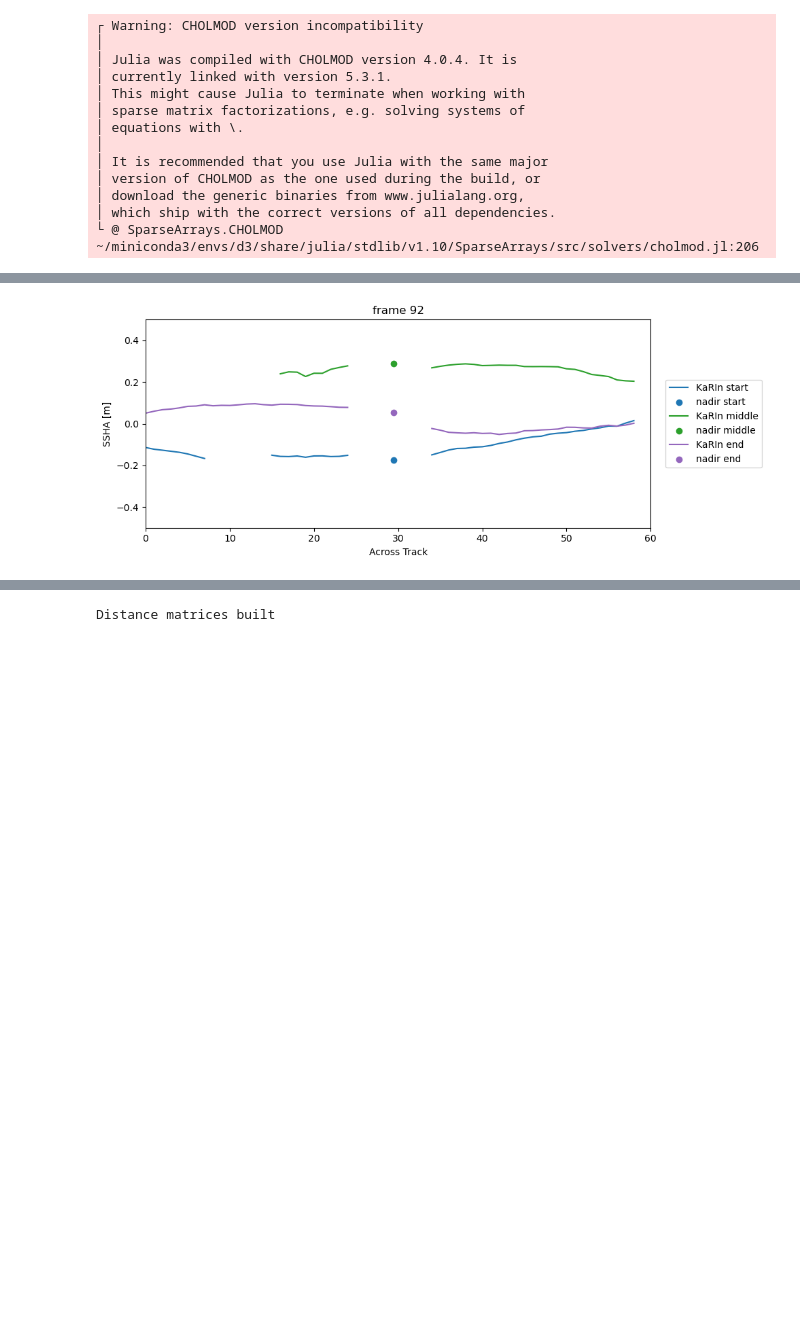
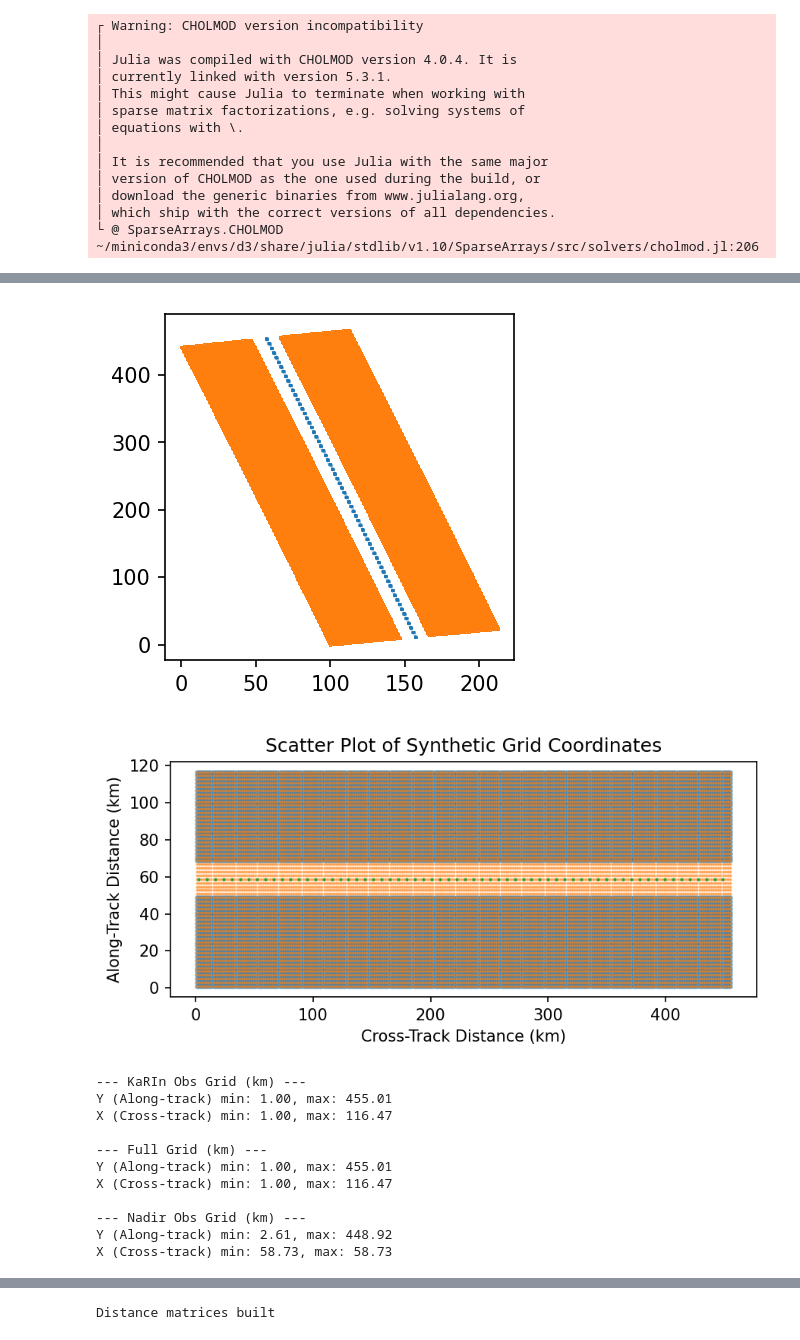
Before and after one commit to jwskinner/SWOT-balanced-extraction, a Jupyter notebook: Balanced_Extraction_SWOT_data.ipynb, the cells around one changed output, grey strips where cells are left out. Saved outputs shown, nothing was run; the diff lists cells and outputs as text; code cells hidden in the pictures; blank space fills up the shorter version.

```diff
--- a/Balanced_Extraction_SWOT_data.ipynb
+++ b/Balanced_Extraction_SWOT_data.ipynb
@@ -97,33 +98,36 @@ Computing KaRIn spectra...
 Computing Nadir spectra...
-# %%
-## Diagnostic check of the across track SSHA
-num_frames = 93
-fig, ax = plt.subplots(figsize=(10, 4))
-
-for n in range(num_frames):
-    ax.clear()
-    ssh_mean = np.nanmean(karin.ssha[n, :, :], axis=0)
-    nad_mean = np.nanmean(nadir.ssha[n, :])
-    ax.plot(karin.ssha[n, 0, :], color ="tab:blue", label= "KaRIn start")
-    ax.scatter(29.5, nadir.ssha[n, 0], color ="tab:blue", label = "nadir start")
-    ax.plot(karin.ssha[n, int(karin.track_length/2), :], color ="tab:green", label= "KaRIn middle")
-    ax.scatter(29.5, nadir.ssha[n, int(nadir.track_length/2)], color ="tab:green", label = "nadir middle")
-    ax.plot(karin.ssha[n, int(karin.track_length)-1, :], color ="tab:purple", label= "KaRIn end")
-    ax.scatter(29.5, nadir.ssha[n, int(nadir.track_length)-1], color ="tab:purple", label = "nadir end")
-
-    ax.set_ylim(-0.5, 0.5)
-    ax.set_title(f"frame {n}")
-    ax.set_ylabel("SSHA [m]")
-    ax.set_xlabel("Across Track")
-    ax.set_xlim(0, 60)
-    ax.legend(loc="center left", bbox_to_anchor=(1.02, 0.5))
-    frame_path = f"./scratch/frame_{n:04d}.png"
-    plt.tight_layout()
-    fig.savefig(frame_path, dpi=150)
-
-plt.show()
-# %% [output]
-[figure, removed]
+# %%
+# Check the grids
+swot.plot_grids(karin, nadir)
+
+# --- KaRIn Observations ---
+print("--- KaRIn Obs Grid (km) ---")
+print(f"Y (Along-track) min: {np.nanmin(karin.y_obs_grid*1e-3):.2f}, max: {np.nanmax(karin.y_obs_grid*1e-3):.2f}")
+print(f"X (Cross-track) min: {np.nanmin(karin.x_obs_grid*1e-3):.2f}, max: {np.nanmax(karin.x_obs_grid*1e-3):.2f}")
+
+# --- KaRIn Full Grid ---
+print("\n--- Full Grid (km) ---")
+print(f"Y (Along-track) min: {np.nanmin(karin.y_grid*1e-3):.2f}, max: {np.nanmax(karin.y_grid*1e-3):.2f}")
+print(f"X (Cross-track) min: {np.nanmin(karin.x_grid*1e-3):.2f}, max: {np.nanmax(karin.x_grid*1e-3):.2f}")
+
+# --- Nadir Observations ---
+print("\n--- Nadir Obs Grid (km) ---")
+print(f"Y (Along-track) min: {np.nanmin(nadir.y_grid*1e-3):.2f}, max: {np.nanmax(nadir.y_grid*1e-3):.2f}")
+print(f"X (Cross-track) min: {np.nanmin(nadir.x_grid*1e-3):.2f}, max: {np.nanmax(nadir.x_grid*1e-3):.2f}")
+# %% [output]
+[figure, added]
+[figure, added]
+--- KaRIn Obs Grid (km) ---
+Y (Along-track) min: 1.00, max: 455.01
+X (Cross-track) min: 1.00, max: 116.47
+
+--- Full Grid (km) ---
+Y (Along-track) min: 1.00, max: 455.01
+X (Cross-track) min: 1.00, max: 116.47
+
+--- Nadir Obs Grid (km) ---
+Y (Along-track) min: 2.61, max: 448.92
+X (Cross-track) min: 58.73, max: 58.73
 # %%
 # Spectral Model Fits
 # -------------------------
```
Also changed, not shown: parts of 8 cells of this notebook, 9 other files.
